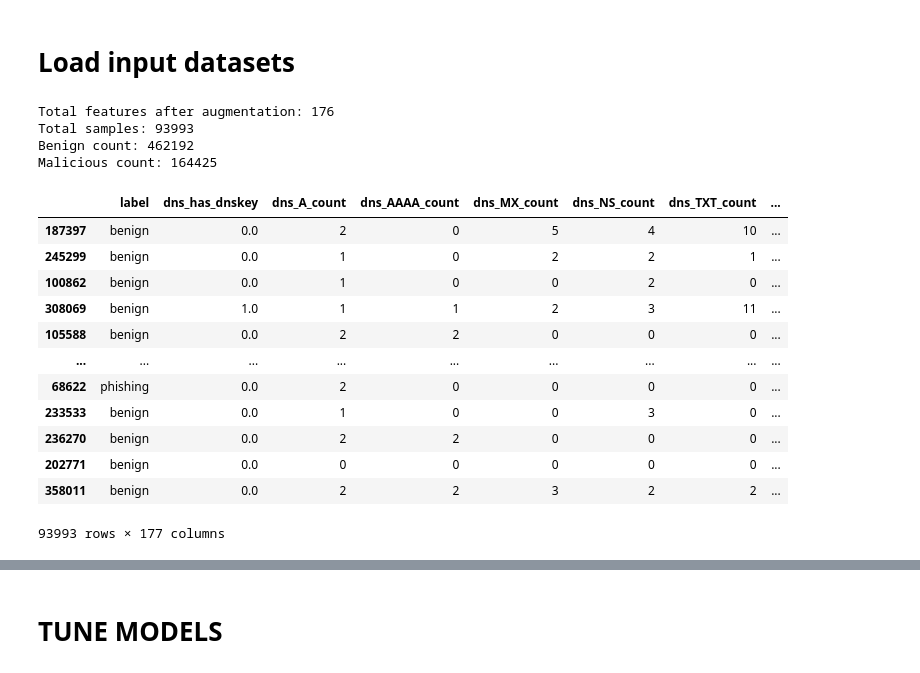
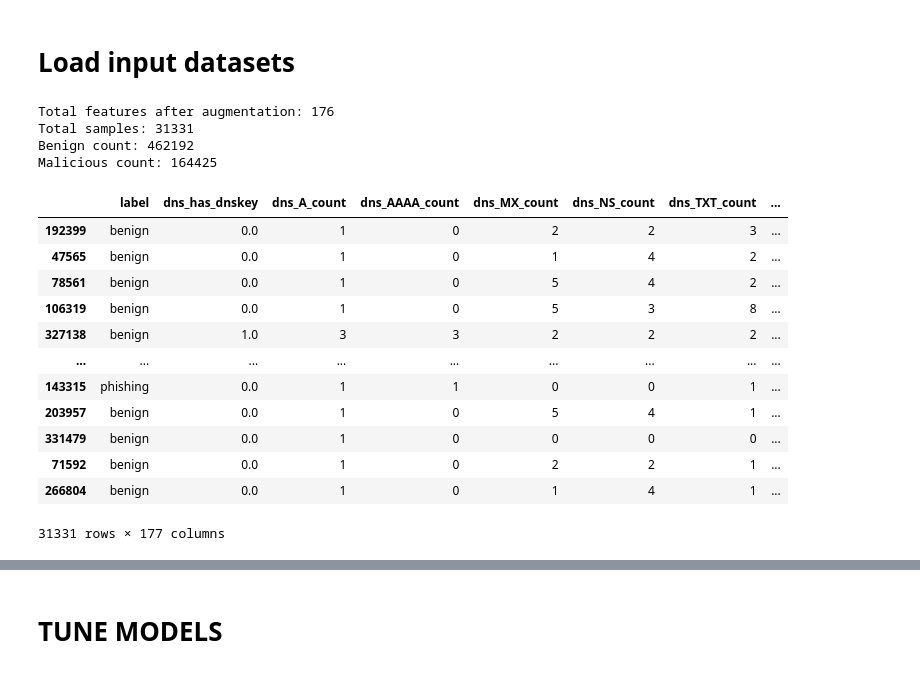
Before and after one commit to poli-cz/Domain-Ensemble-pipeline, a Jupyter notebook: src/pycaret.ipynb, the cells around one changed output, grey strips where cells are left out. Drawn from its saved outputs; the diff is of its cells as text; code cells hidden in the pictures.

```diff
--- a/src/pycaret.ipynb
+++ b/src/pycaret.ipynb
@@ -109,44 +117,44 @@ df = cast_timestamp(df)
 # Handle NaNs
 df.fillna(-1, inplace=True)
 
 
 # SUBSAMPLE1 (OPTIONAL)
-subsample = 0.15 # 1.0 means no subsample
+subsample = 0.05 # 1.0 means no subsample
 if subsample < 1.0:
     df = df.sample(frac=subsample)
 
 # Drop the domain name column
 df.drop("domain_name", axis=1, inplace=True)
 
 
 labels = df['label'].apply(lambda x: class_map[x]) # y vector
 features = df.drop('label', axis=1).copy() # X matrix
 
 
 print(f"Total features after augmentation: {features.shape[1]}")
 
 print(f"Total samples: {len(df)}")
 print(f"Benign count: {len(df_benign)}")
 print(f"Malicious count: {len(df_malicious)}")
 
 
 
 df
 # %% [output]
 Total features after augmentation: 176
-Total samples: 93993
+Total samples: 31331
 Benign count: 462192
 Malicious count: 164425
 |  | label | dns_has_dnskey | dns_A_count | dns_AAAA_count | dns_MX_count | dns_NS_count | dns_TXT_count | ... |
-| 187397 | benign | 0.0 | 2 | 0 | 5 | 4 | 10 | ... |
-| 245299 | benign | 0.0 | 1 | 0 | 2 | 2 | 1 | ... |
-| 100862 | benign | 0.0 | 1 | 0 | 0 | 2 | 0 | ... |
-| 308069 | benign | 1.0 | 1 | 1 | 2 | 3 | 11 | ... |
-| 105588 | benign | 0.0 | 2 | 2 | 0 | 0 | 0 | ... |
+| 192399 | benign | 0.0 | 1 | 0 | 2 | 2 | 3 | ... |
+| 47565 | benign | 0.0 | 1 | 0 | 1 | 4 | 2 | ... |
+| 78561 | benign | 0.0 | 1 | 0 | 5 | 4 | 2 | ... |
+| 106319 | benign | 0.0 | 1 | 0 | 5 | 3 | 8 | ... |
+| 327138 | benign | 1.0 | 3 | 3 | 2 | 2 | 2 | ... |
 | ... | ... | ... | ... | ... | ... | ... | ... | ... |
-| 68622 | phishing | 0.0 | 2 | 0 | 0 | 0 | 0 | ... |
-| 233533 | benign | 0.0 | 1 | 0 | 0 | 3 | 0 | ... |
-| 236270 | benign | 0.0 | 2 | 2 | 0 | 0 | 0 | ... |
-| 202771 | benign | 0.0 | 0 | 0 | 0 | 0 | 0 | ... |
-| 358011 | benign | 0.0 | 2 | 2 | 3 | 2 | 2 | ... |
+| 143315 | phishing | 0.0 | 1 | 1 | 0 | 0 | 1 | ... |
+| 203957 | benign | 0.0 | 1 | 0 | 5 | 4 | 1 | ... |
+| 331479 | benign | 0.0 | 1 | 0 | 0 | 0 | 0 | ... |
+| 71592 | benign | 0.0 | 1 | 0 | 2 | 2 | 1 | ... |
+| 266804 | benign | 0.0 | 1 | 0 | 1 | 4 | 1 | ... |
-93993 rows × 177 columns
+31331 rows × 177 columns
```
Also changed, not shown: parts of 12 cells of this notebook, 55 other files.
